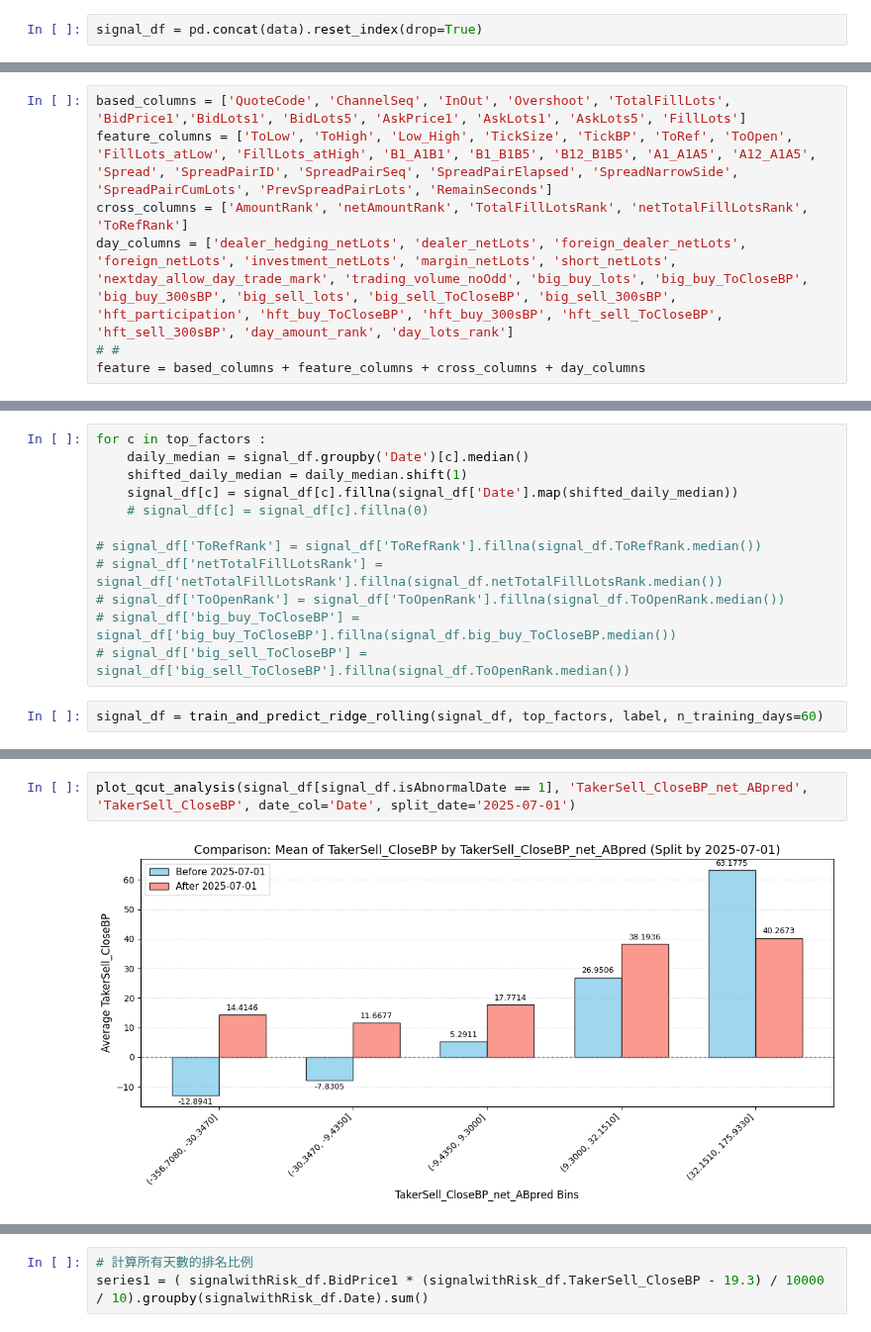
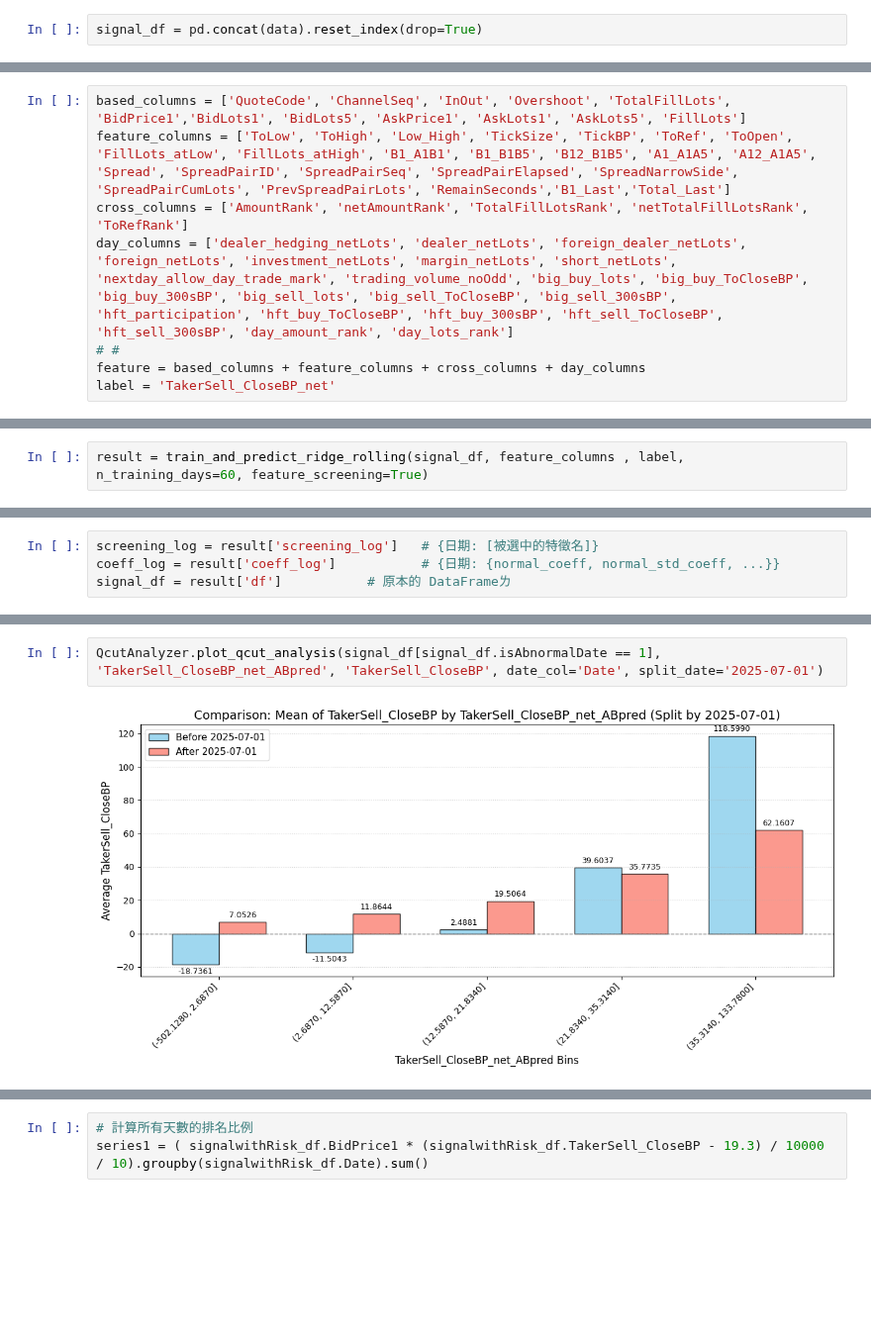
Before and after one commit to knjo/timeSeriesResearch, a Jupyter notebook: negFillResearch_model.ipynb, the cells around one changed output, grey strips where cells are left out. Shown at 99% size. Drawn from its saved outputs; the diff is of its cells as text; blank space fills up the shorter version.

```diff
--- a/negFillResearch_model.ipynb
+++ b/negFillResearch_model.ipynb
@@ -253,7 +150,8 @@ signal_df.head()
 # %%
 based_columns = ['QuoteCode', 'ChannelSeq', 'InOut', 'Overshoot', 'TotalFillLots', 'BidPrice1','BidLots1', 'BidLots5', 'AskPrice1', 'AskLots1', 'AskLots5', 'FillLots']
-feature_columns = ['ToLow', 'ToHigh', 'Low_High', 'TickSize', 'TickBP', 'ToRef', 'ToOpen', 'FillLots_atLow', 'FillLots_atHigh', 'B1_A1B1', 'B1_B1B5', 'B12_B1B5', 'A1_A1A5', 'A12_A1A5', 'Spread', 'SpreadPairID', 'SpreadPairSeq', 'SpreadPairElapsed', 'SpreadNarrowSide', 'SpreadPairCumLots', 'PrevSpreadPairLots', 'RemainSeconds']
+feature_columns = ['ToLow', 'ToHigh', 'Low_High', 'TickSize', 'TickBP', 'ToRef', 'ToOpen', 'FillLots_atLow', 'FillLots_atHigh', 'B1_A1B1', 'B1_B1B5', 'B12_B1B5', 'A1_A1A5', 'A12_A1A5', 'Spread', 'SpreadPairID', 'SpreadPairSeq', 'SpreadPairElapsed', 'SpreadNarrowSide', 'SpreadPairCumLots', 'PrevSpreadPairLots', 'RemainSeconds','B1_Last','Total_Last']
 cross_columns = ['AmountRank', 'netAmountRank', 'TotalFillLotsRank', 'netTotalFillLotsRank', 'ToRefRank']
 day_columns = ['dealer_hedging_netLots', 'dealer_netLots', 'foreign_dealer_netLots', 'foreign_netLots', 'investment_netLots', 'margin_netLots', 'short_netLots', 'nextday_allow_day_trade_mark', 'trading_volume_noOdd', 'big_buy_lots', 'big_buy_ToCloseBP', 'big_buy_300sBP', 'big_sell_lots', 'big_sell_ToCloseBP', 'big_sell_300sBP', 'hft_participation', 'hft_buy_ToCloseBP', 'hft_buy_300sBP', 'hft_sell_ToCloseBP', 'hft_sell_300sBP', 'day_amount_rank', 'day_lots_rank']
 # #
 feature = based_columns + feature_columns + cross_columns + day_columns
+label = 'TakerSell_CloseBP_net'
@@ -453,16 +158,4 @@ label = 'TakerSell_CloseBP_net'
-# %%
-for c in top_factors :
-    daily_median = signal_df.groupby('Date')[c].median()
-    shifted_daily_median = daily_median.shift(1)
-    signal_df[c] = signal_df[c].fillna(signal_df['Date'].map(shifted_daily_median))
-    # signal_df[c] = signal_df[c].fillna(0)
-
-# signal_df['ToRefRank'] = signal_df['ToRefRank'].fillna(signal_df.ToRefRank.median())
-# signal_df['netTotalFillLotsRank'] = signal_df['netTotalFillLotsRank'].fillna(signal_df.netTotalFillLotsRank.median())
-# signal_df['ToOpenRank'] = signal_df['ToOpenRank'].fillna(signal_df.ToOpenRank.median())
-# signal_df['big_buy_ToCloseBP'] = signal_df['big_buy_ToCloseBP'].fillna(signal_df.big_buy_ToCloseBP.median())
-# signal_df['big_sell_ToCloseBP'] = signal_df['big_sell_ToCloseBP'].fillna(signal_df.ToOpenRank.median())
 # %%
-signal_df = train_and_predict_ridge_rolling(signal_df, top_factors, label, n_training_days=60)
+result = train_and_predict_ridge_rolling(signal_df, feature_columns , label, n_training_days=60, feature_screening=True)
 # %% [output]
 🔍 目前預測目標: TakerSell_CloseBP_net | Rolling Training 視窗: 60 天
@@ -499,0 +214,4 @@ signal_df.head(2)
+# %%
+screening_log = result['screening_log']   # {日期: [被選中的特徵名]}
+coeff_log = result['coeff_log']           # {日期: {normal_coeff, normal_std_coeff, ...}}
+signal_df = result['df']           # 原本的 DataFrameㄌ
@@ -504,4 +244,4 @@ plot_qcut_analysis(signal_df[signal_df.isAbnormalDate == 0], 'TakerSell_CloseBP_
 # %%
-plot_qcut_analysis(signal_df[signal_df.isAbnormalDate == 1], 'TakerSell_CloseBP_net_ABpred', 'TakerSell_CloseBP', date_col='Date', split_date='2025-07-01')
+QcutAnalyzer.plot_qcut_analysis(signal_df[signal_df.isAbnormalDate == 1], 'TakerSell_CloseBP_net_ABpred', 'TakerSell_CloseBP', date_col='Date', split_date='2025-07-01')
 # %% [output]
-[figure, old version]
+[figure, new version]
```
Also changed, not shown: parts of 43 cells of this notebook, 11 other files.
